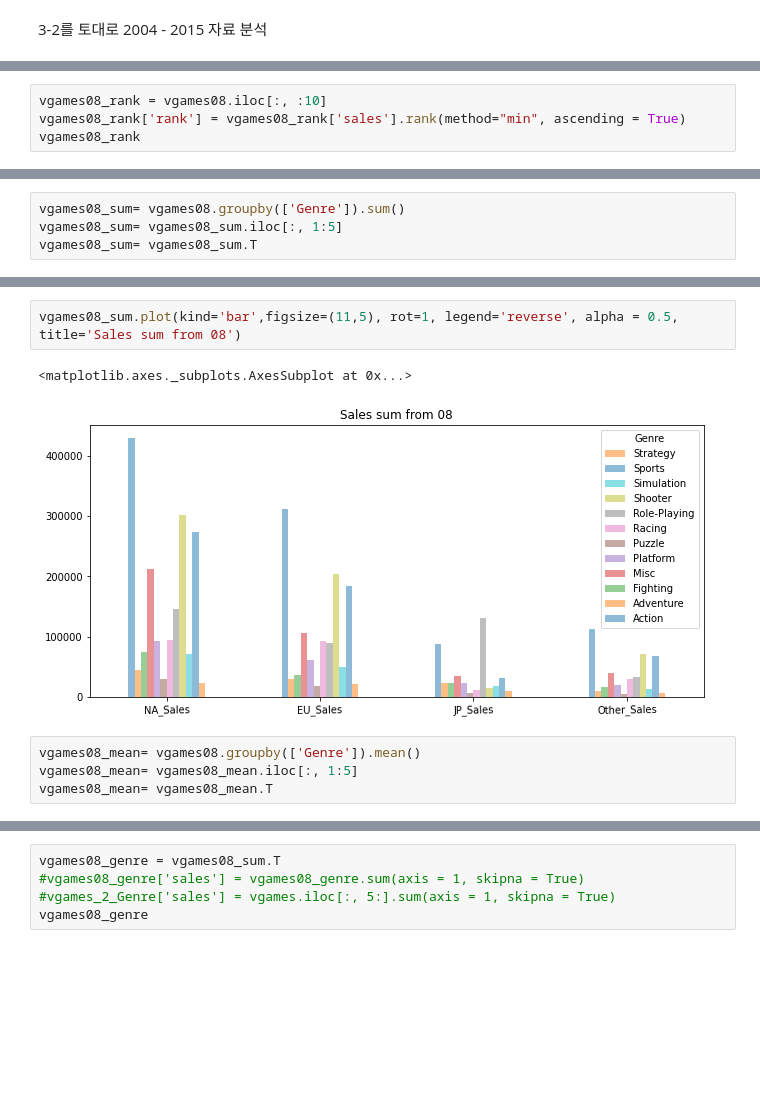
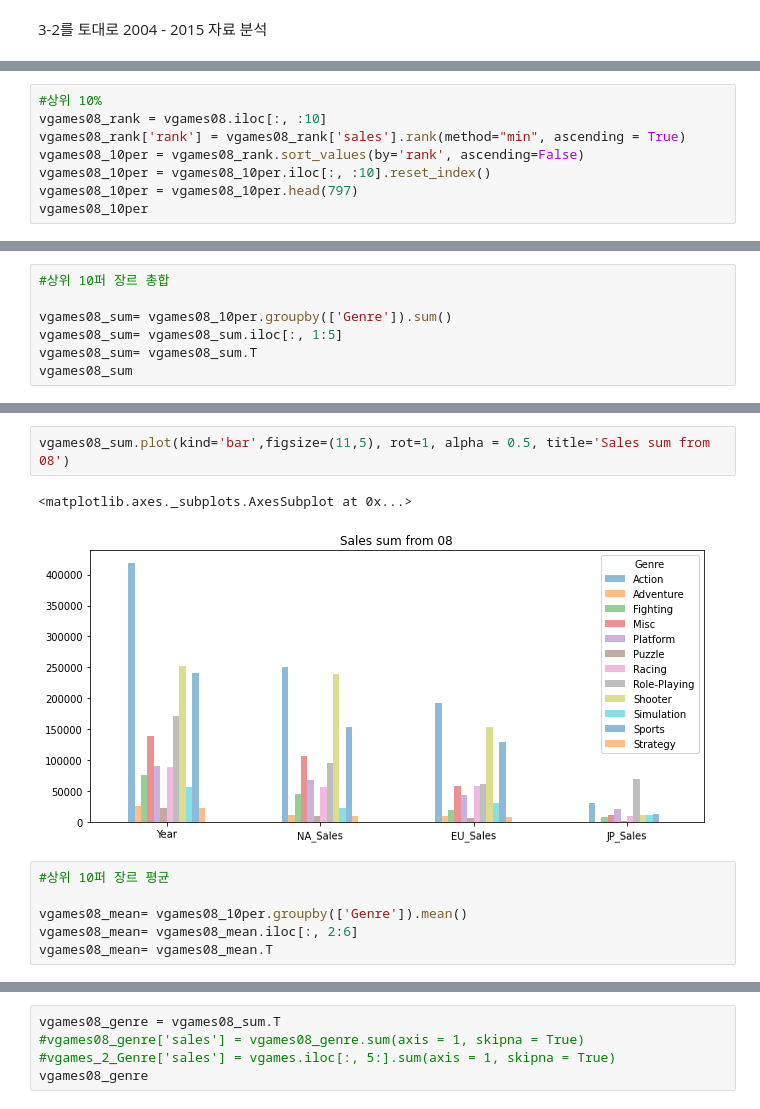
Before and after one commit to superahxd/_project, a Jupyter notebook: sec1_project.ipynb, the cells around one changed output, grey strips where cells are left out. Saved outputs shown, nothing was run; the diff lists cells and outputs as text; blank space fills up the shorter version.

```diff
--- a/sec1_project.ipynb
+++ b/sec1_project.ipynb
@@ -460,7 +460,11 @@ vgames08.head()
 | 3 | Deal or No Deal: Special Edition | DS | 2010.0 | Misc | Zoo Games | 40.0 | 0.0 | 0.0 | 0.0 | 40.0 | ... |
 | 4 | Ben 10 Ultimate Alien: Cosmic Des... | PS3 | 2010.0 | Platform | D3Publisher | 120.0 | 90.0 | 0.0 | 40.0 | 250.0 | ... |
 # %%
+#상위 10%
 vgames08_rank = vgames08.iloc[:, :10]
 vgames08_rank['rank'] = vgames08_rank['sales'].rank(method="min", ascending = True)
-vgames08_rank
+vgames08_10per = vgames08_rank.sort_values(by='rank', ascending=False)
+vgames08_10per = vgames08_10per.iloc[:, :10].reset_index()
+vgames08_10per = vgames08_10per.head(797)
+vgames08_10per
 # %% [output]
@@ -498,4 +484,7 @@ vgames08_10per.head(797)
 # %%
-vgames08_sum= vgames08.groupby(['Genre']).sum()
+#상위 10퍼 장르 총합
+
+vgames08_sum= vgames08_10per.groupby(['Genre']).sum()
 vgames08_sum= vgames08_sum.iloc[:, 1:5]
 vgames08_sum= vgames08_sum.T
+vgames08_sum
@@ -510,11 +497,13 @@ vgames08_sum
 # %%
-vgames08_sum.plot(kind='bar',figsize=(11,5), rot=1, legend='reverse', alpha = 0.5, title='Sales sum from 08')
+vgames08_sum.plot(kind='bar',figsize=(11,5), rot=1, alpha = 0.5, title='Sales sum from 08')
 # %% [output]
 <matplotlib.axes._subplots.AxesSubplot at 0x...>
-[figure, old version]
+[figure, new version]
 # %%
-vgames08_mean= vgames08.groupby(['Genre']).mean()
-vgames08_mean= vgames08_mean.iloc[:, 1:5]
+#상위 10퍼 장르 평균
+
+vgames08_mean= vgames08_10per.groupby(['Genre']).mean()
+vgames08_mean= vgames08_mean.iloc[:, 2:6]
 vgames08_mean= vgames08_mean.T
 # %%
 vgames08_mean.plot(kind='bar',figsize=(11,5), rot=1, legend='reverse', alpha = 0.5, title='Sales Mean from 08')
```
Also changed, not shown: parts of 6 cells of this notebook.
